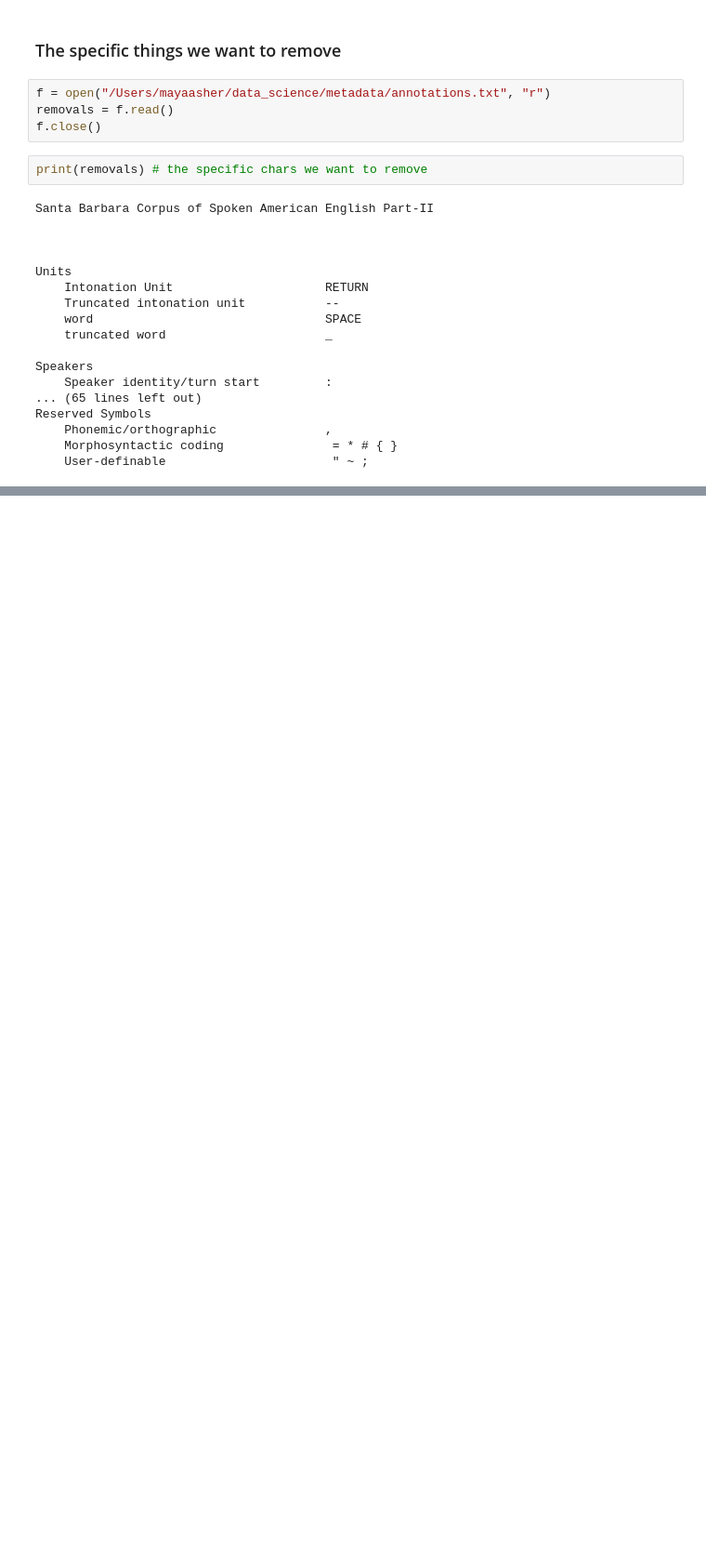
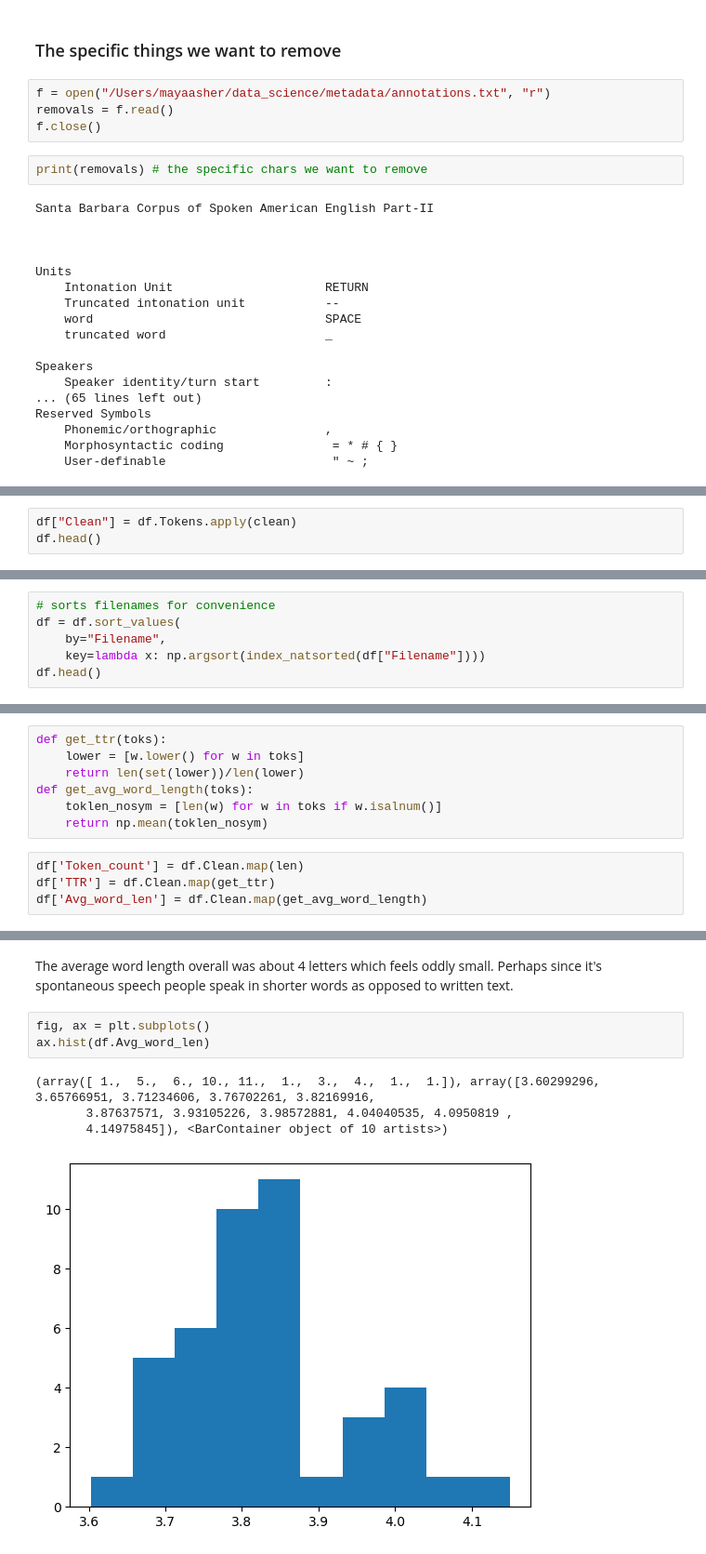
Before and after one commit to Data-Science-for-Linguists-2024/Stance-Taking, a Jupyter notebook: processing_sbcsae.ipynb, the cells around one changed output, grey strips where cells are left out. Shown: that part at 93% size. Cells and saved outputs as stored; diff of their text form; blank space fills up the shorter version.

```diff
--- a/processing_sbcsae.ipynb
+++ b/processing_sbcsae.ipynb
@@ -144,0 +125,3 @@ Reserved Symbols
+# %%
+df["Clean"] = df.Tokens.apply(clean)
+df.head()
@@ -144,0 +137,6 @@ Reserved Symbols
+# %%
+# sorts filenames for convenience
+df = df.sort_values(
+    by="Filename",
+    key=lambda x: np.argsort(index_natsorted(df["Filename"])))
+df.head()
@@ -144,0 +161,11 @@ Reserved Symbols
+# %%
+def get_ttr(toks):
+    lower = [w.lower() for w in toks]
+    return len(set(lower))/len(lower)
+def get_avg_word_length(toks):
+    toklen_nosym = [len(w) for w in toks if w.isalnum()]
+    return np.mean(toklen_nosym)
+# %%
+df['Token_count'] = df.Clean.map(len)
+df['TTR'] = df.Clean.map(get_ttr)
+df['Avg_word_len'] = df.Clean.map(get_avg_word_length)
@@ -144,0 +193,10 @@ Reserved Symbols
+# %% [markdown]
+The average word length overall was about 4 letters which feels oddly small. Perhaps since it's spontaneous speech people speak in shorter words as opposed to written text.
+# %%
+fig, ax = plt.subplots()
+ax.hist(df.Avg_word_len)
+# %% [output]
+(array([ 1.,  5.,  6., 10., 11.,  1.,  3.,  4.,  1.,  1.]), array([3.60299296, 3.65766951, 3.71234606, 3.76702261, 3.82169916,
+       3.87637571, 3.93105226, 3.98572881, 4.04040535, 4.0950819 ,
+       4.14975845]), <BarContainer object of 10 artists>)
+[figure, added]
```
Also changed, not shown: parts of 32 cells of this notebook, 46 other files.
